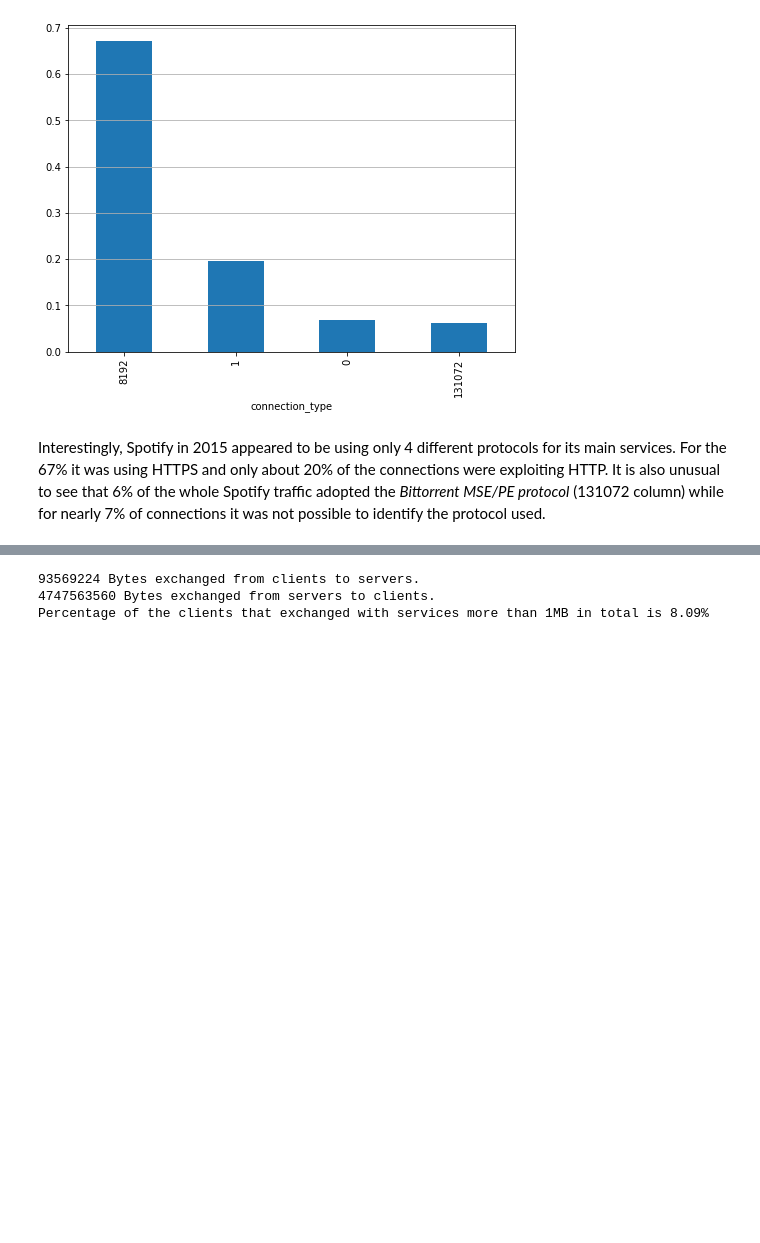
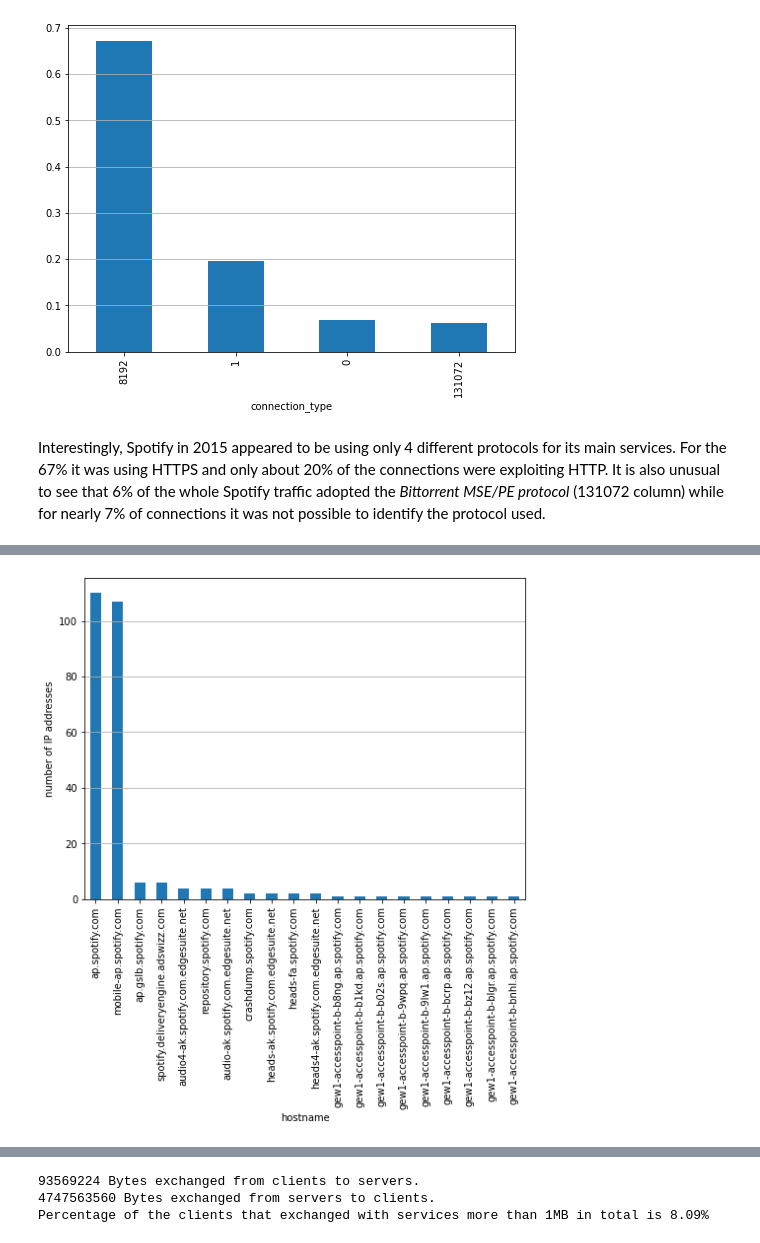
Before and after one commit to AlessioFerra/NML_Group4, a Jupyter notebook: Lab04.ipynb, the cells around one changed output, grey strips where cells are left out. Cells and saved outputs as stored; diff of their text form; code cells hidden in the pictures; blank space fills up the shorter version.

```diff
--- a/Lab04.ipynb
+++ b/Lab04.ipynb
@@ -515,0 +420,9 @@ Which fraction of the clients exchanged with the services more than 1MB in total
+# %%
+# POINT 8.1
+# Plot the number of distinct server IPs for each subservice
+a = sp_dataf.groupby(['hostname'])['server_IP'].nunique()\
+            .sort_values(ascending=False).head(20).plot(kind='bar', figsize=(8,6), ylabel='number of IP addresses')
+a.grid(axis='y')
+# print(sp_dataf.groupby(['hostname'])['server_IP'].nunique().sort_values(ascending=False).head(20))
+# %% [output]
+[figure, added]
```
Also changed, not shown: parts of 55 cells of this notebook.
